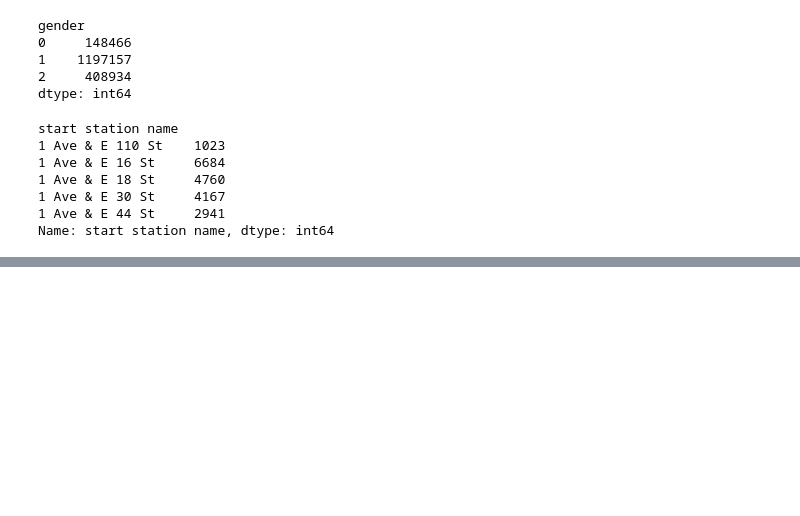
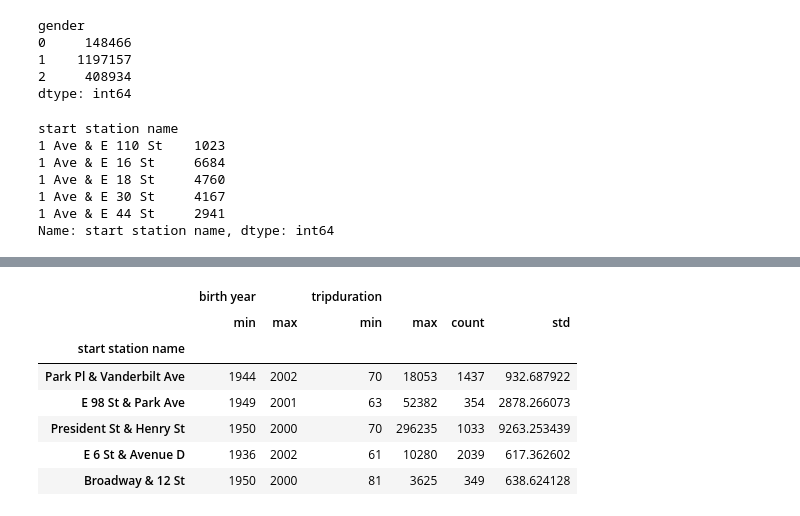
Before and after one commit to ygchan/Citibike, a Jupyter notebook: Pandas_Riding_Citibike.ipynb, the cells around one changed output, grey strips where cells are left out. Cells and saved outputs as stored; diff of their text form; code cells hidden in the pictures; blank space fills up the shorter version.

Commit message:
Learning new functions

```diff
--- a/Pandas_Riding_Citibike.ipynb
+++ b/Pandas_Riding_Citibike.ipynb
@@ -78,7 +75,7 @@ tempCitibike = []
 # Track how many records total
 totalRecordCount = 0
 
-pickle_storage = 'citibike2018.pkl'
+pickle_storage = 'dummy.pkl'
 
 # If the file was properly loaded last time, re-use that dataframe
 if (os.path.exists(pickle_storage)):
@@ -124,4 +121,4 @@ else:
 
     # Store the citibike dataframe into a pickle object for future reference
     # This can save time from re-running the entire 17M records.
-    citibike.to_pickle('citibike2018.pkl')
+    # citibike.to_pickle('citibike2018.pkl')
@@ -290,3 +276,17 @@ start station name
 1 Ave & E 30 St     4167
 1 Ave & E 44 St     2941
 Name: start station name, dtype: int64
+# %%
+# Example 07. (P.304)
+# Please use an aggerate function by pass the name
+# of the function as string.
+
+# Create a groupby object
+grouped = citibike.groupby('start station name')
+
+# Number of non-NA value in the group
+# Getting only 1 column
+grouped_station = grouped['bikeid']
+
+# Showing the first 5
+grouped_station.agg('count').sort_values(ascending=False)[:5]
@@ -292,0 +331,17 @@ Name: start station name, dtype: int64
+# %%
+# Example 10. (P.306)
+# How to use a dictionary to apply multiple functions
+# on a given column
+result = grouped.agg({'birth year': ['min', 'max'],
+                      'tripduration': ['min', 'max', 'count', 'std']})
+
+result.sample(5)
+# %% [output]
+|  | birth year |  | tripduration |  |  |  |
+|  | min | max | min | max | count | std |
+| start station name |  |  |  |  |  |  |
+| Park Pl & Vanderbilt Ave | 1944 | 2002 | 70 | 18053 | 1437 | 932.687922 |
+| E 98 St & Park Ave | 1949 | 2001 | 63 | 52382 | 354 | 2878.266073 |
+| President St & Henry St | 1950 | 2000 | 70 | 296235 | 1033 | 9263.253439 |
+| E 6 St & Avenue D | 1936 | 2002 | 61 | 10280 | 2039 | 617.362602 |
+| Broadway & 12 St | 1950 | 2000 | 81 | 3625 | 349 | 638.624128 |
```
Also changed, not shown: parts of 9 cells of this notebook.
